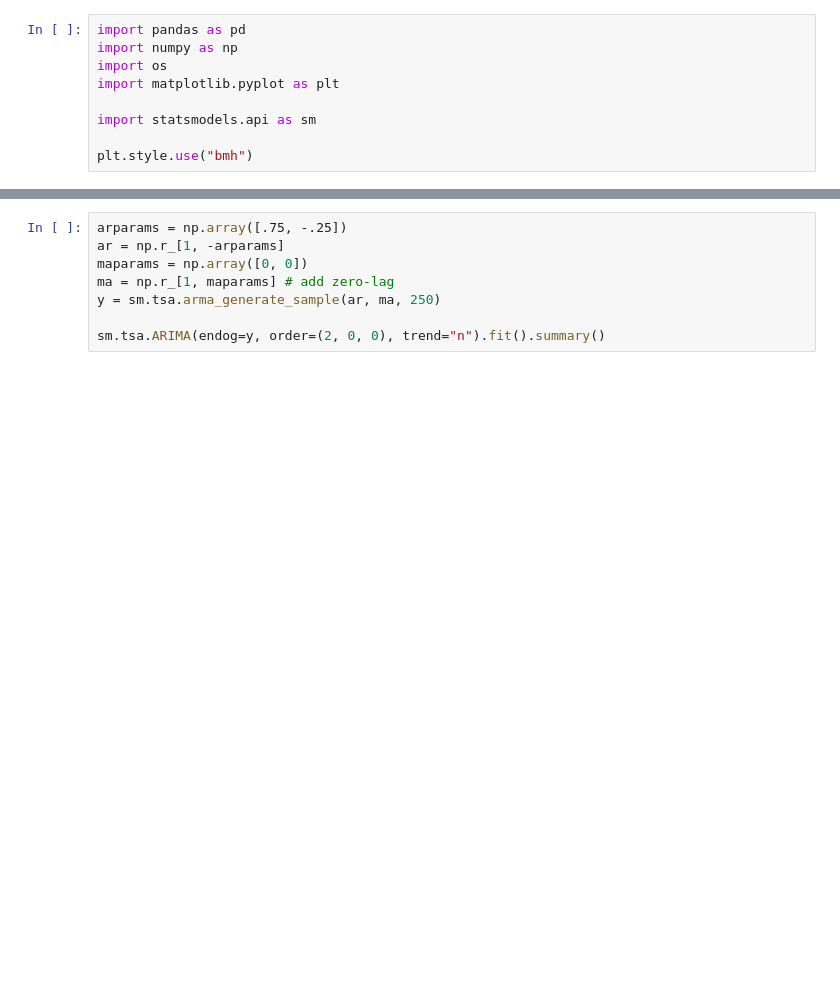
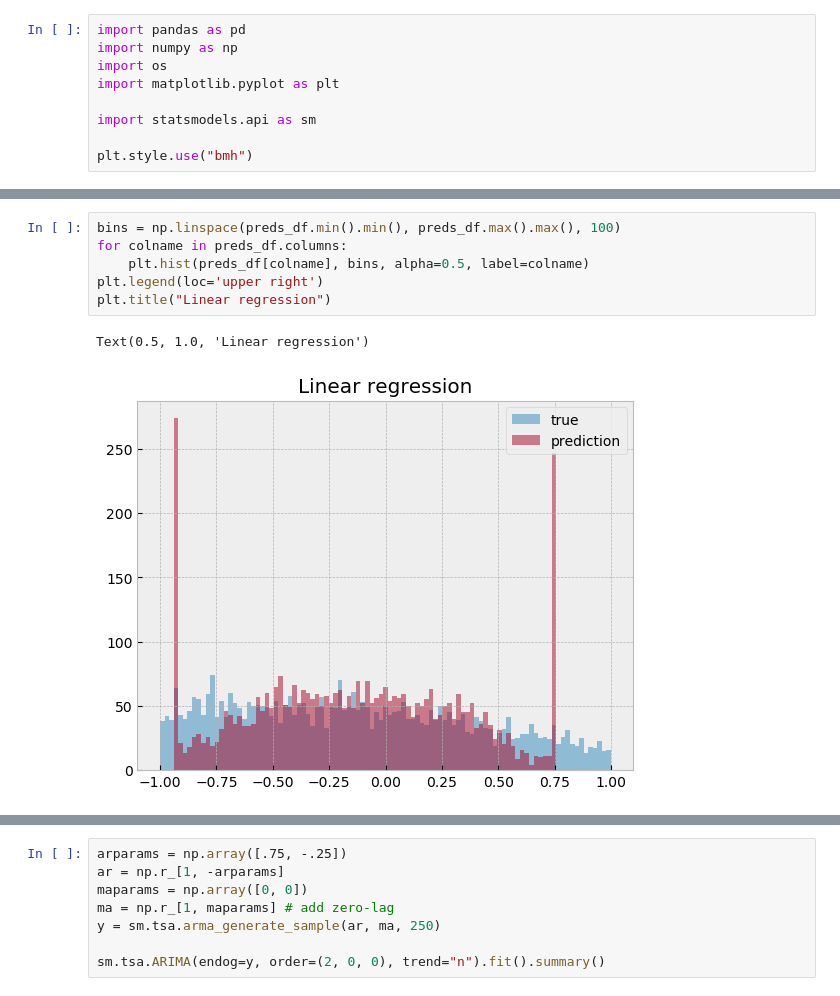
Before and after one commit to dcuoliveira/NN-VAR-Cov-Pred, a Jupyter notebook: src/debug.ipynb, the cells around one changed output, grey strips where cells are left out. Saved outputs shown, nothing was run; the diff lists cells and outputs as text; blank space fills up the shorter version.

```diff
--- a/src/debug.ipynb
+++ b/src/debug.ipynb
@@ -9,0 +60,9 @@ plt.style.use("bmh")
+# %%
+bins = np.linspace(preds_df.min().min(), preds_df.max().max(), 100)
+for colname in preds_df.columns:
+    plt.hist(preds_df[colname], bins, alpha=0.5, label=colname)
+plt.legend(loc='upper right')
+plt.title("Linear regression")
+# %% [output]
+Text(0.5, 1.0, 'Linear regression')
+[figure, added]
```
Also changed, not shown: parts of 18 cells of this notebook, 1 other file.
